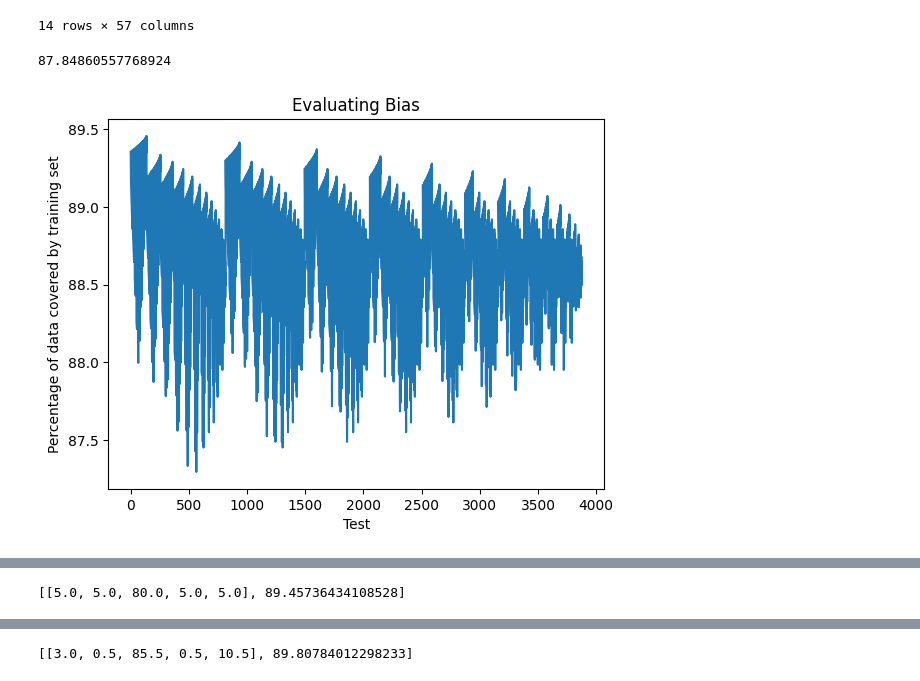
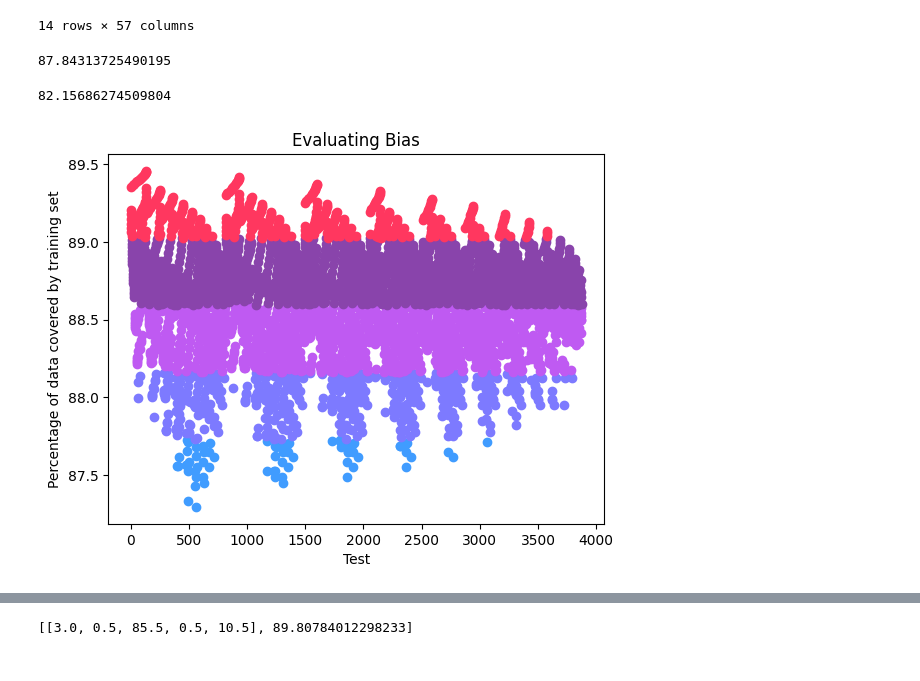
Before and after one commit to NACME-AIML-2024/final-project-dialect-dynamics, a Jupyter notebook: notebooks/aaveDemographic-eda.ipynb, the cells around one changed output, grey strips where cells are left out. Saved outputs shown, nothing was run; the diff lists cells and outputs as text; code cells hidden in the pictures.

```diff
--- a/notebooks/aaveDemographic-eda.ipynb
+++ b/notebooks/aaveDemographic-eda.ipynb
@@ -388,6 +431,6 @@ for idx in range(len(dataframes_list)):
 # %%
 feature_list = ['Gender', 'Age.Group', 'Occupation', 'Education', 'Year.of.Interview']
-weight_list = [3, 4, 5, 4, 3]
+weight_list = [20, 20, 20, 20, 20]
 df_ATL = UniquenessScoreGenerate(df_ATL, feature_list, weight_list)
 # %%
 df_ATL = ParetoScoreGenerate(df_ATL)
@@ -413,7 +456,11 @@ df_ATL
 # %%
 print(TestTrainScore(0.2, df_ATL))
 # %% [output]
-87.84860557768924
+87.84313725490195
+# %%
+print(100 - df_ATL['pareto_distribution'][0])
+# %% [output]
+82.15686274509804
 # %%
 weight_matrix = [
     [5, 100, 5],
@@ -424,6 +471,6 @@ weight_matrix = [
 ]
 # %%
 test_proportion = 0.2
-best_set, complete_set = GridSearchWeights(df_ATL, feature_list, weight_matrix, test_proportion, plot = True)
+best_set, complete_set = RecursiveGridSearchWeights(df_ATL, feature_list, weight_matrix, test_proportion, plot = True)
 # %% [output]
-[figure, old version]
+[figure, new version]
@@ -430,4 +478,0 @@ best_set, complete_set = GridSearchWeights(df_ATL, feature_list, weight_matrix,
-# %%
-print(best_set)
-# %% [output]
-[[5.0, 5.0, 80.0, 5.0, 5.0], 89.45736434108528]
```
Also changed, not shown: parts of 12 cells of this notebook, 1 other file.
